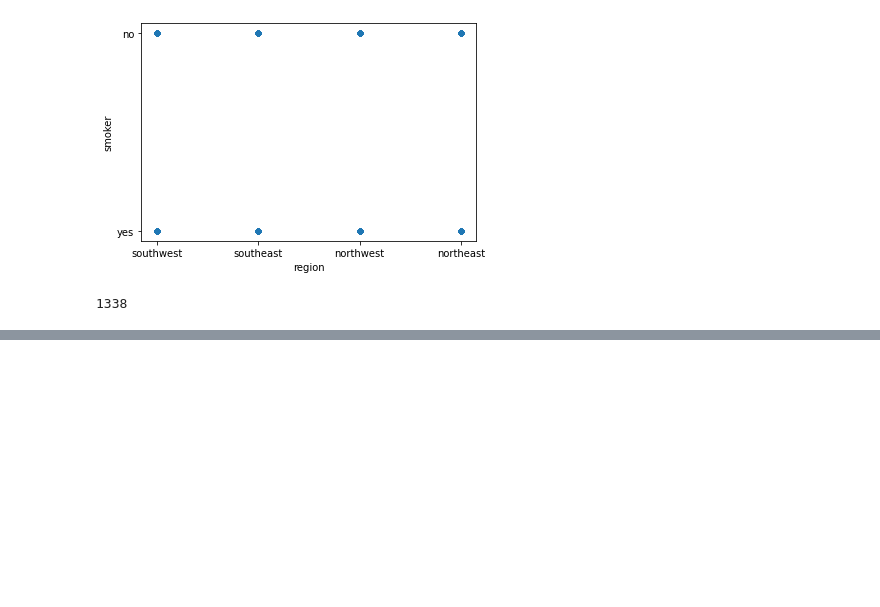
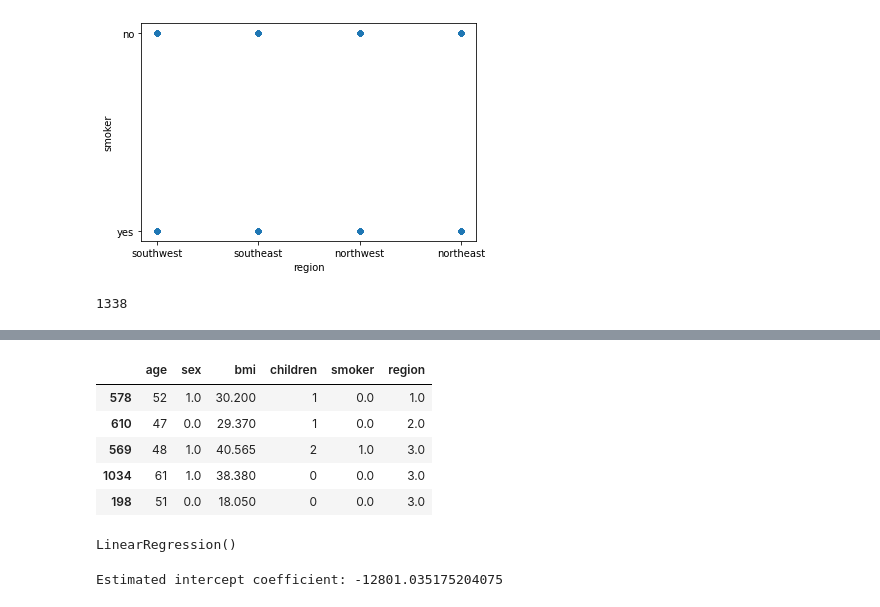
Before and after one commit to amshu12/UCSD-Machine-Learning, a Jupyter notebook: CapstoneProject/CapstoneProject.ipynb, the cells around one changed output, grey strips where cells are left out. Saved outputs shown, nothing was run; the diff lists cells and outputs as text; code cells hidden in the pictures; blank space fills up the shorter version.

```diff
--- a/CapstoneProject/CapstoneProject.ipynb
+++ b/CapstoneProject/CapstoneProject.ipynb
@@ -184,0 +224,17 @@ len(insuranceDataRegionSmoker)
+# %%
+train_dataset_X.head()
+# %% [output]
+|  | age | sex | bmi | children | smoker | region |
+| 578 | 52 | 1.0 | 30.200 | 1 | 0.0 | 1.0 |
+| 610 | 47 | 0.0 | 29.370 | 1 | 0.0 | 2.0 |
+| 569 | 48 | 1.0 | 40.565 | 2 | 1.0 | 3.0 |
+| 1034 | 61 | 1.0 | 38.380 | 0 | 0.0 | 3.0 |
+| 198 | 51 | 0.0 | 18.050 | 0 | 0.0 | 3.0 |
+# %%
+lm.fit(train_dataset_X, train_dataset_Y)
+# %% [output]
+LinearRegression()
+# %%
+print('Estimated intercept coefficient: {}'.format(lm.intercept_))
+# %% [output]
+Estimated intercept coefficient: -12801.035175204075
```
Also changed, not shown: parts of 10 cells of this notebook.
